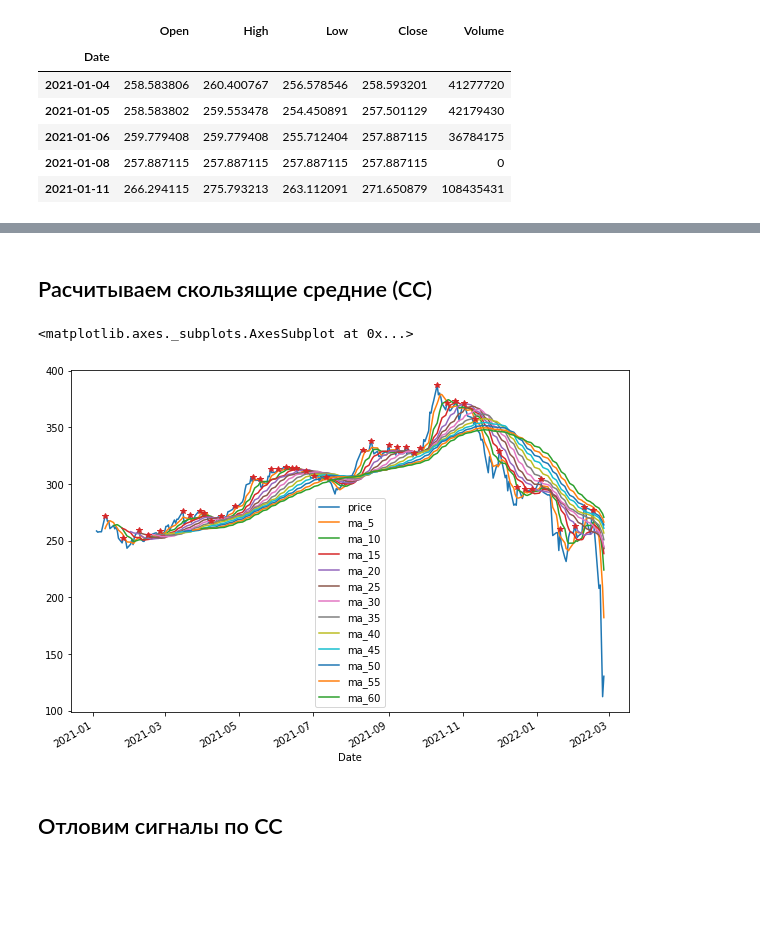
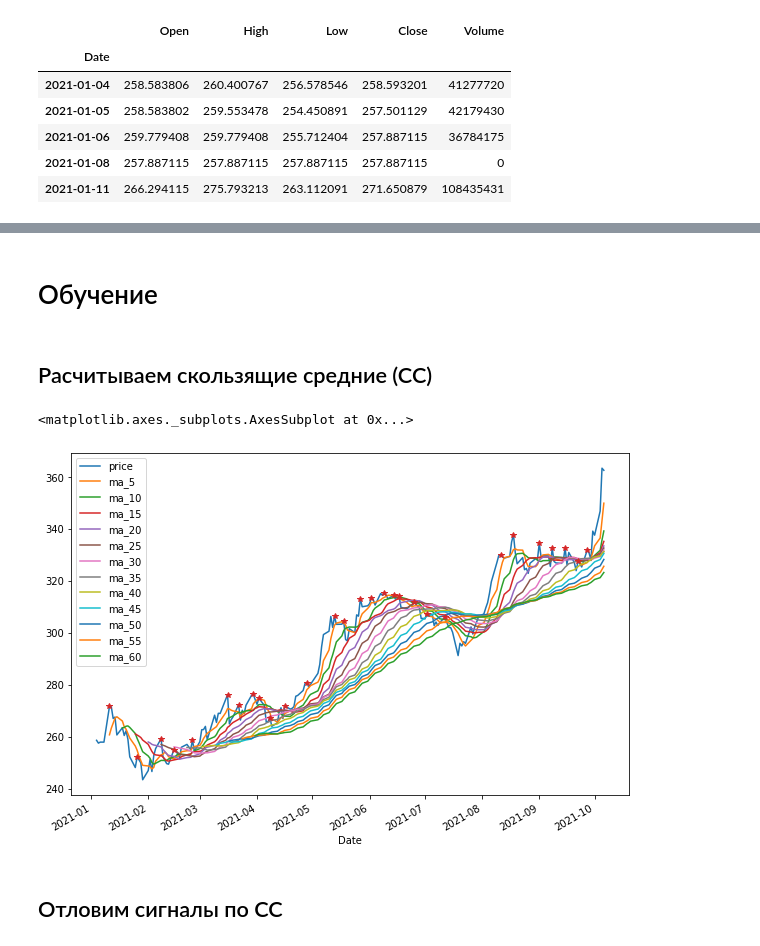
Before and after one commit to Falconwatch/MarketKing, a Jupyter notebook: High_detector.ipynb, the cells around one changed output, grey strips where cells are left out. Saved outputs shown, nothing was run; the diff lists cells and outputs as text; code cells hidden in the pictures; blank space fills up the shorter version.

```diff
--- a/High_detector.ipynb
+++ b/High_detector.ipynb
@@ -26,4 +28,8 @@ stocks.head()
 | 2021-01-06 | 259.779408 | 259.779408 | 255.712404 | 257.887115 | 36784175 |
 | 2021-01-08 | 257.887115 | 257.887115 | 257.887115 | 257.887115 | 0 |
 | 2021-01-11 | 266.294115 | 275.793213 | 263.112091 | 271.650879 | 108435431 |
+# %%
+train_size = int(stocks.shape[0]*2/3)
+stocks_test = stocks[train_size:]
+stocks = stocks[:train_size]
 # %% [markdown]
@@ -31,17 +37,20 @@ stocks.head()
 # %%
 def mark_target(prices, window=10, how="high"):
   """Размечаем фактические точки лоу и хай"""
-  if how=="high":
-    facts = stocks["Close"].rolling(window=window, center=True).max()
-  elif how=="low":
-    facts = stocks["Close"].rolling(window=window, center=True).min()
+  if how == "high":
+    facts = prices.rolling(window=window, center=True).max()
+  elif how == "low":
+    facts = prices.rolling(window=window, center=True).min()
 
   targets = np.zeros_like(prices)
   targets[prices==facts]=1
   return targets
 
-lows = mark_target(stocks["Close"], window=5, how="low")
-stocks["lows"] = lows
+def mark_data_targets(data):
+  lows = mark_target(data["Close"], window=5, how="low")
+  data["lows"] = lows
+  peaks = mark_target(data["Close"], window=5)
+  data["peaks"] = peaks
 
-peaks = mark_target(stocks["Close"], window=5)
-stocks["peaks"] = peaks
+mark_data_targets(stocks)
+mark_data_targets(stocks_test)
@@ -58,3 +84,5 @@ plt.legend()
+# %% [markdown]
+# Обучение
 # %% [markdown]
 ## Расчитываем скользящие средние (СС)
 # %%
@@ -67,12 +95,14 @@ def create_ma(prices, ma_steps=[5,10,15,20]):
     result["ma_{}".format(ma_step)] = ma
   return result
 # %%
-stock_ma = create_ma(stocks["Close"], ma_steps=np.arange(5, 61, 5))
-stock_ma.plot(figsize=[10,7])
+stocks_ma = create_ma(stocks["Close"], ma_steps=np.arange(5, 61, 5))
+stocks_test_ma = create_ma(stocks_test["Close"], ma_steps=np.arange(5, 61, 5))
+
+stocks_ma.plot(figsize=[10,7])
 stocks.loc[stocks["peaks"]==1, "Close"].plot(style="*")
 # %% [output]
 <matplotlib.axes._subplots.AxesSubplot at 0x...>
-[figure, old version]
+[figure, new version]
 # %% [markdown]
 ## Отловим сигналы по СС
 # %%
```
Also changed, not shown: parts of 18 cells of this notebook.
